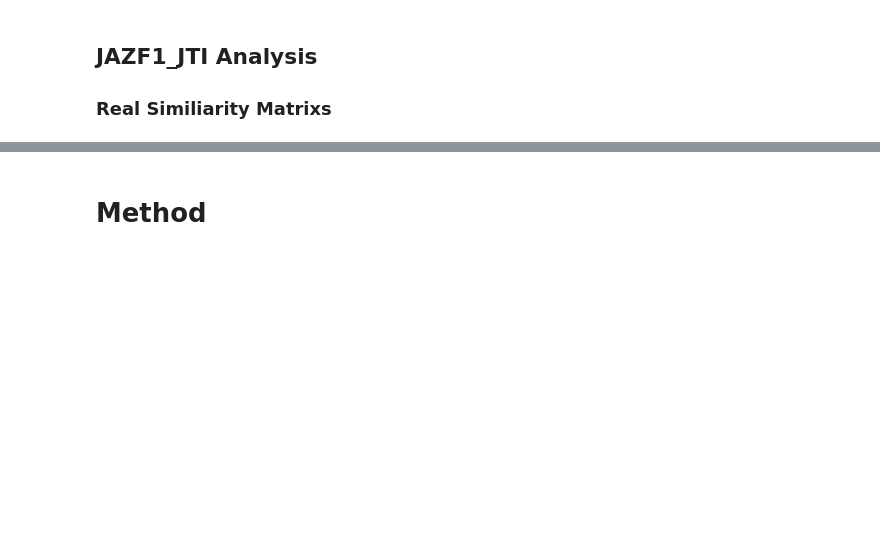
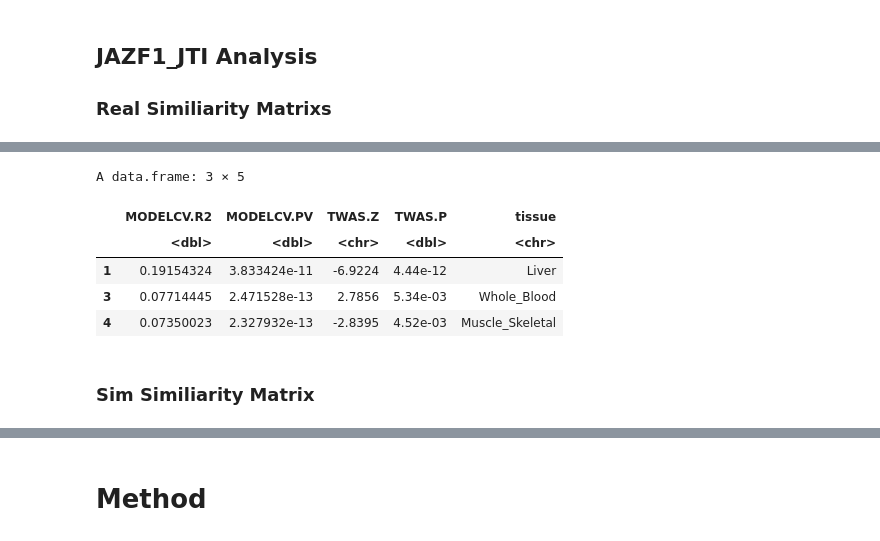
Before and after one commit to gaow/neuro-twas, a Jupyter notebook: archive/one_gene/JAZF1_FUSION_Analysis.ipynb, the cells around one changed output, grey strips where cells are left out. Saved outputs shown, nothing was run; the diff lists cells and outputs as text; code cells hidden in the pictures; blank space fills up the shorter version.

```diff
--- a/archive/one_gene/JAZF1_FUSION_Analysis.ipynb
+++ b/archive/one_gene/JAZF1_FUSION_Analysis.ipynb
@@ -131,0 +132,2 @@ ERROR: Error in read_delim("/mnt/mfs/statgen/neuro-twas/JAZF1_JTI8/Asthma_chr7.t
+# %%
+result_real$tissue = tissue
@@ -131,0 +159,4 @@ ERROR: Error in read_delim("/mnt/mfs/statgen/neuro-twas/JAZF1_JTI8/Asthma_chr7.t
+# %%
+result_real$MODELCV.PV = as.numeric(pval)
+result_real$MODELCV.R2 = as.numeric(rsq)
+result_real$TWAS.P = as.numeric(result_real$TWAS.P)
@@ -131,0 +166,13 @@ ERROR: Error in read_delim("/mnt/mfs/statgen/neuro-twas/JAZF1_JTI8/Asthma_chr7.t
+# %%
+result_real_condense = result_real[c(17:21)]
+# %%
+na.omit(result_real_condense[result_real_condense$TWAS.P < 0.05,])
+# %% [output]
+A data.frame: 3 × 5
+|  | MODELCV.R2 | MODELCV.PV | TWAS.Z | TWAS.P | tissue |
+|  | <dbl> | <dbl> | <chr> | <dbl> | <chr> |
+| 1 | 0.19154324 | 3.833424e-11 | -6.9224 | 4.44e-12 | Liver |
+| 3 | 0.07714445 | 2.471528e-13 | 2.7856 | 5.34e-03 | Whole_Blood |
+| 4 | 0.07350023 | 2.327932e-13 | -2.8395 | 4.52e-03 | Muscle_Skeletal |
+# %% [markdown]
+### Sim Similiarity Matrix
```
Also changed, not shown: parts of 10 cells of this notebook.
